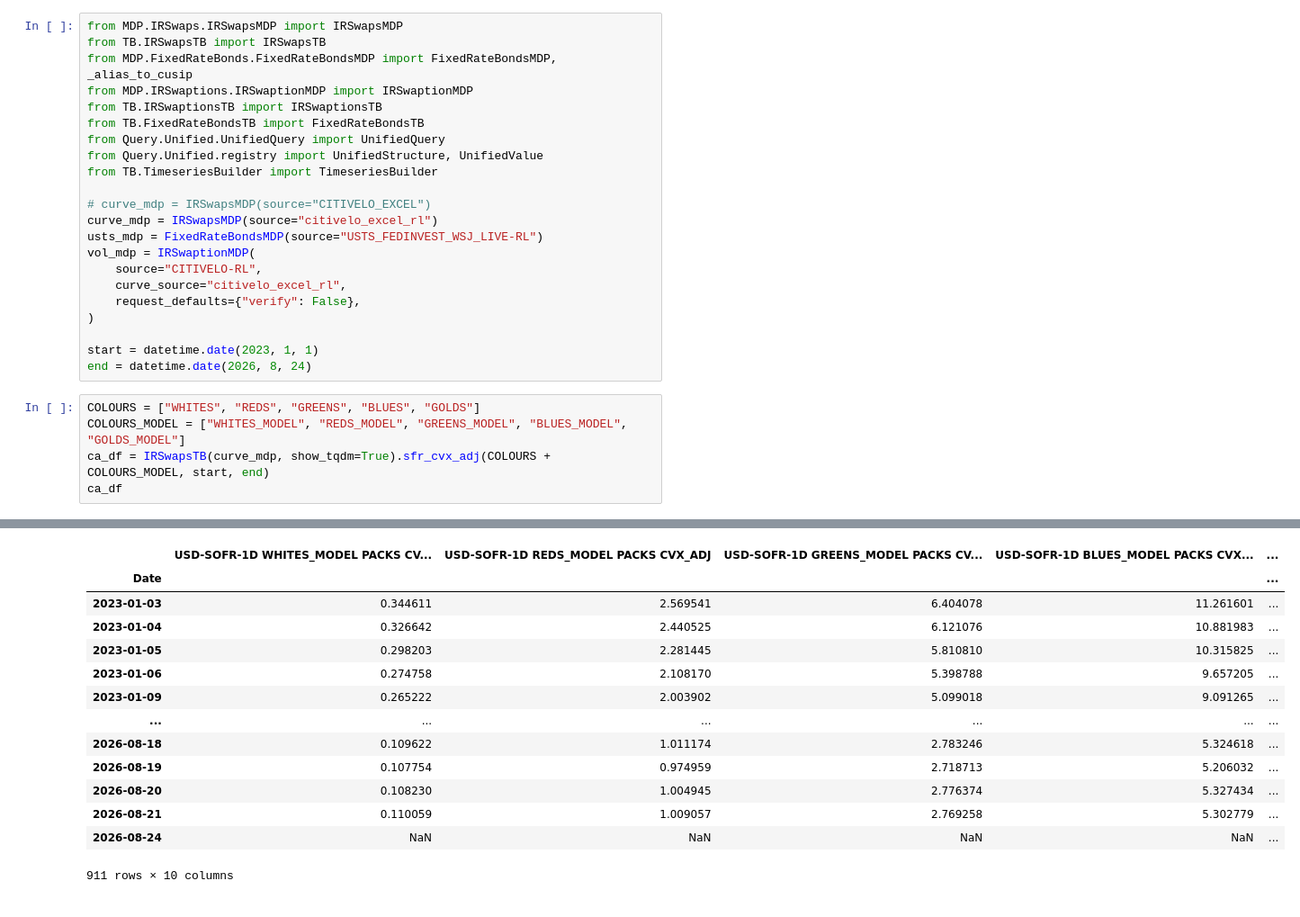
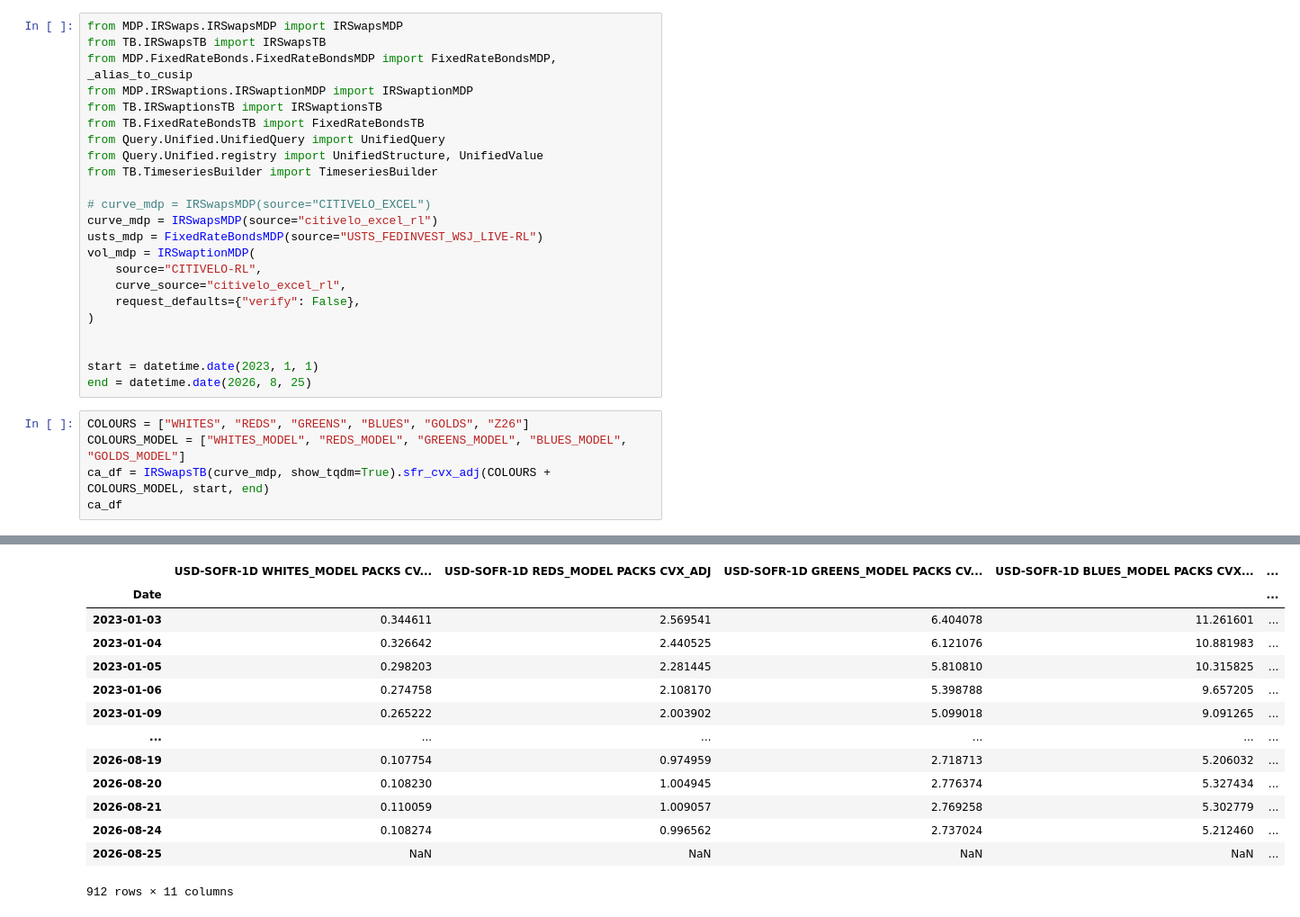
Before and after one commit to yieldcurvemonkey/ARBS, a Jupyter notebook: notebooks/timeseries/sfr_convexity.ipynb, the cells around one changed output, grey strips where cells are left out. Shown at 90% size. Saved outputs shown, nothing was run; the diff lists cells and outputs as text.

```diff
--- a/notebooks/timeseries/sfr_convexity.ipynb
+++ b/notebooks/timeseries/sfr_convexity.ipynb
@@ -53,10 +50,11 @@ vol_mdp = IRSwaptionMDP(
     request_defaults={"verify": False},
 )
 
+
 start = datetime.date(2023, 1, 1)
-end = datetime.date(2026, 8, 24)
+end = datetime.date(2026, 8, 25)
 # %%
-COLOURS = ["WHITES", "REDS", "GREENS", "BLUES", "GOLDS"]
+COLOURS = ["WHITES", "REDS", "GREENS", "BLUES", "GOLDS", "Z26"]
 COLOURS_MODEL = ["WHITES_MODEL", "REDS_MODEL", "GREENS_MODEL", "BLUES_MODEL", "GOLDS_MODEL"]
 ca_df = IRSwapsTB(curve_mdp, show_tqdm=True).sfr_cvx_adj(COLOURS + COLOURS_MODEL, start, end)
 ca_df
@@ -64,17 +63,17 @@ ca_df
 |  | USD-SOFR-1D WHITES_MODEL PACKS CV... | USD-SOFR-1D REDS_MODEL PACKS CVX_ADJ | USD-SOFR-1D GREENS_MODEL PACKS CV... | USD-SOFR-1D BLUES_MODEL PACKS CVX... | ... |
 | Date |  |  |  |  | ... |
 | 2023-01-03 | 0.344611 | 2.569541 | 6.404078 | 11.261601 | ... |
 | 2023-01-04 | 0.326642 | 2.440525 | 6.121076 | 10.881983 | ... |
 | 2023-01-05 | 0.298203 | 2.281445 | 5.810810 | 10.315825 | ... |
 | 2023-01-06 | 0.274758 | 2.108170 | 5.398788 | 9.657205 | ... |
 | 2023-01-09 | 0.265222 | 2.003902 | 5.099018 | 9.091265 | ... |
 | ... | ... | ... | ... | ... | ... |
-| 2026-08-18 | 0.109622 | 1.011174 | 2.783246 | 5.324618 | ... |
 | 2026-08-19 | 0.107754 | 0.974959 | 2.718713 | 5.206032 | ... |
 | 2026-08-20 | 0.108230 | 1.004945 | 2.776374 | 5.327434 | ... |
 | 2026-08-21 | 0.110059 | 1.009057 | 2.769258 | 5.302779 | ... |
-| 2026-08-24 | NaN | NaN | NaN | NaN | ... |
+| 2026-08-24 | 0.108274 | 0.996562 | 2.737024 | 5.212460 | ... |
+| 2026-08-25 | NaN | NaN | NaN | NaN | ... |
-911 rows × 10 columns
+912 rows × 11 columns
 # %%
 df = TimeseriesBuilder().get_timeseries(
     start=start,
```
Also changed, not shown: parts of 8 cells of this notebook, 17 other files.
